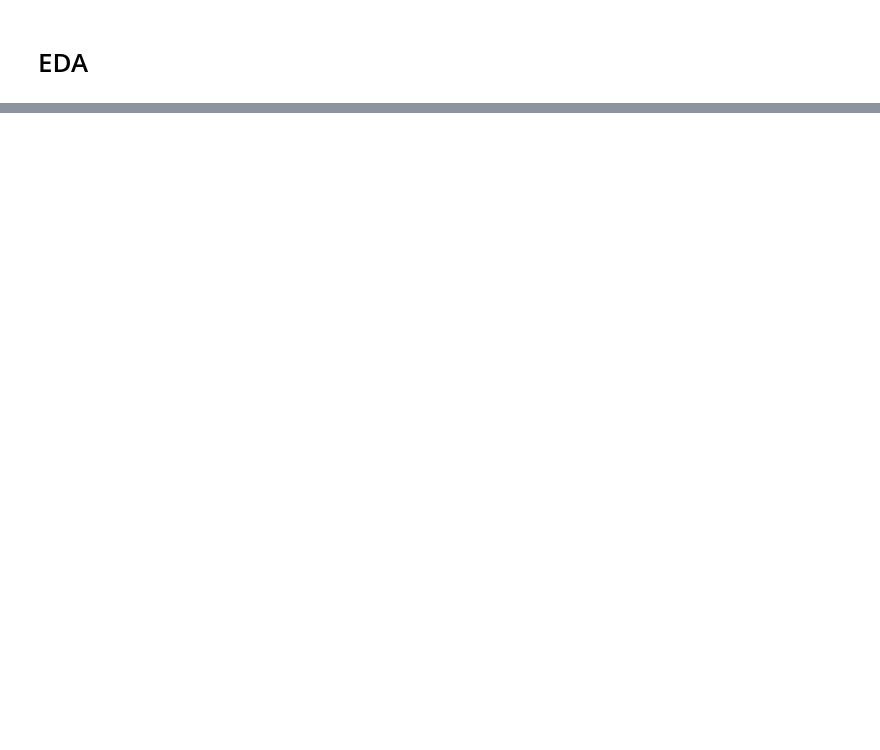
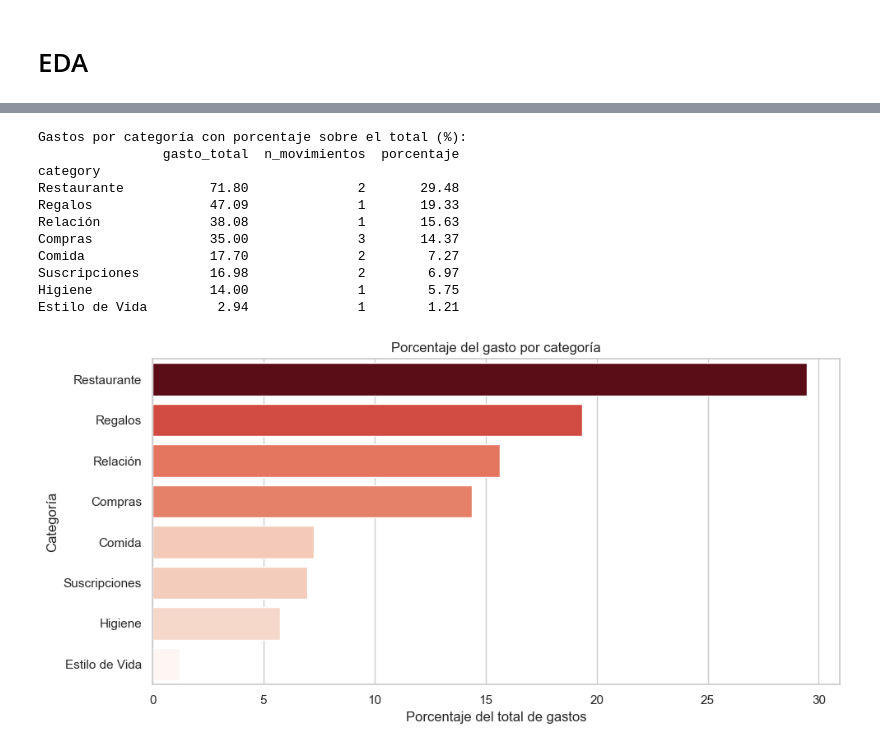
Before and after one commit to SyM97/MONEFY_PROYECT, a Jupyter notebook: monefy_eda.ipynb, the cells around one changed output, grey strips where cells are left out. Saved outputs shown, nothing was run; the diff lists cells and outputs as text; code cells hidden in the pictures; blank space fills up the shorter version.

```diff
--- a/monefy_eda.ipynb
+++ b/monefy_eda.ipynb
@@ -263,0 +370,56 @@ plt.show()
+# %%
+## Porcentaje de gasto por categoría sobre el total de gastos
+
+# Nos aseguramos de usar solo categorías de gasto
+gastos_cat_pct = gastos_por_categoria.copy()
+
+total_gasto = gastos_cat_pct["gasto_total"].sum()
+gastos_cat_pct["porcentaje"] = gastos_cat_pct["gasto_total"] / total_gasto * 100
+
+print("Gastos por categoría con porcentaje sobre el total (%):")
+print(gastos_cat_pct)
+
+# Preparamos datos para el plot
+gastos_cat_pct_plot = gastos_cat_pct.reset_index().copy()
+
+# Normalizar los porcentajes para mapearlos a un degradado de rojos
+norm = colors.Normalize(
+    vmin=gastos_cat_pct_plot["porcentaje"].min(),
+    vmax=gastos_cat_pct_plot["porcentaje"].max()
+)
+cmap = cm.Reds
+
+# Convertimos a lista de colores y construimos un diccionario categoría -> color
+colors_array = cmap(norm(gastos_cat_pct_plot["porcentaje"]))
+colors_list = [tuple(c) for c in colors_array]
+palette_dict = dict(zip(gastos_cat_pct_plot["category"], colors_list))
+
+# Gráfico de barras por porcentaje con degradado rojo
+plt.figure(figsize=(10, 5))
+sns.barplot(
+    data=gastos_cat_pct_plot,
+    x="porcentaje",
+    y="category",
+    hue="category",      # para que acepte el palette
+    dodge=False,
+    palette=palette_dict,
+    legend=False         # no necesitamos leyenda
+)
+plt.title("Porcentaje del gasto por categoría")
+plt.xlabel("Porcentaje del total de gastos")
+plt.ylabel("Categoría")
+plt.tight_layout()
+plt.show()
+# %% [output]
+Gastos por categoría con porcentaje sobre el total (%):
+                gasto_total  n_movimientos  porcentaje
+category
+Restaurante           71.80              2       29.48
+Regalos               47.09              1       19.33
+Relación              38.08              1       15.63
+Compras               35.00              3       14.37
+Comida                17.70              2        7.27
+Suscripciones         16.98              2        6.97
+Higiene               14.00              1        5.75
+Estilo de Vida         2.94              1        1.21
+[figure, added]
```
Also changed, not shown: parts of 42 cells of this notebook, 1 other file.
